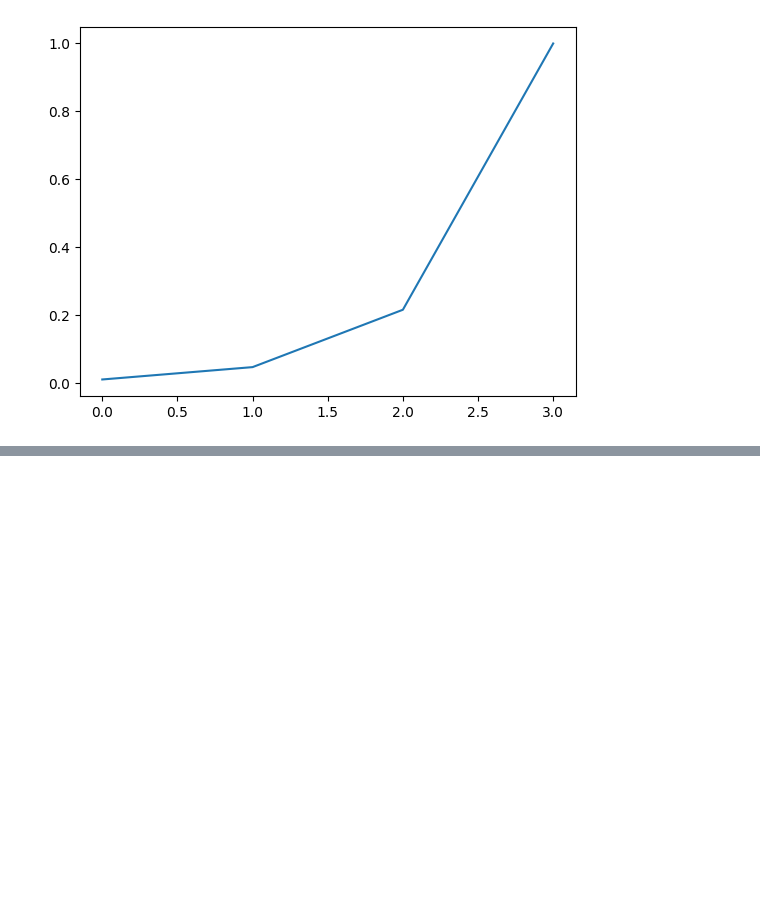
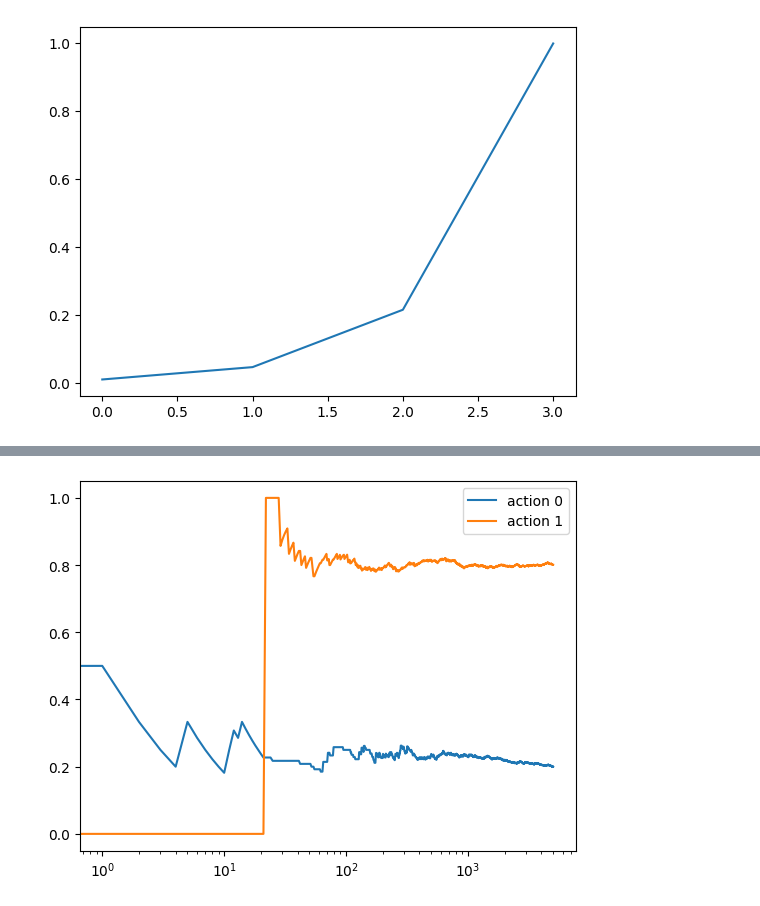
Before and after one commit to romenlaw/RL-playground, a Jupyter notebook: rl_playground.ipynb, the cells around one changed output, grey strips where cells are left out. Drawn from its saved outputs; the diff is of its cells as text; code cells hidden in the pictures; blank space fills up the shorter version.

```diff
--- a/rl_playground.ipynb
+++ b/rl_playground.ipynb
@@ -641,17 +607,15 @@ class LinearDecayEpsilonGreedy(StrategyBase):
   def run(self):
     for e in tqdm(range(self.n_episodes),
                   desc=f'Episodes for: {self.name}',
-                  leave=False):
-      if e<=decay_episodes:
+                  leave=True):
+      if e<=self.decay_episodes:
         epsilon = self.init_epsilon - e * self.delta
         epsilon = np.clip(epsilon, self.min_epsilon, self.init_epsilon)
 
       if np.random.random() > epsilon:
-        action = np.argmax(self.Q)
+        self.update(e, 'explore')
       else:
-        action = np.random.randint(len(self.Q))
-
-      self.update(e, action)
+        self.update(e, 'exploit')
 # %%
 # Exponentially decaying epsilon greedy
 class ExponentialDecayEpsilonGreedy(StrategyBase):
@@ -741,0 +752,10 @@ array([0.01      , 0.04641589, 0.21544347, 1.        ])
+# %%
+env = gym.make('BanditSlipperyWalk-v0').env
+eLinGreedy = LinearDecayEpsilonGreedy(env)
+eLinGreedy.run()
+plt.plot(eLinGreedy.Qe)
+labels = [f'action {i}' for i in range(env.action_space.n)]
+plt.legend(labels)
+plt.xscale('log')
+# %% [output]
+[figure, added]
```
Also changed, not shown: parts of 17 cells of this notebook.
